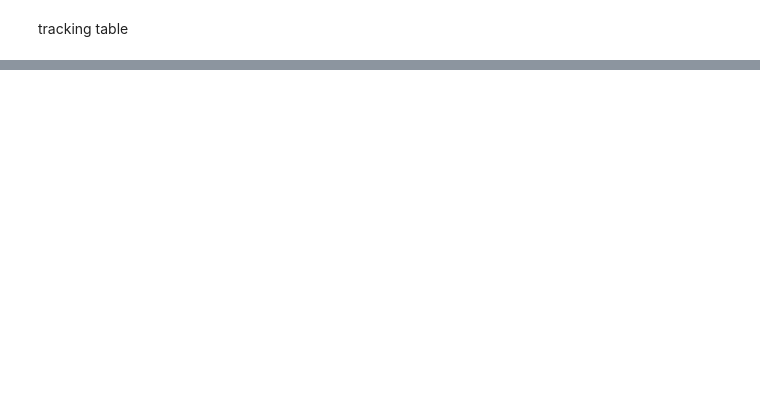
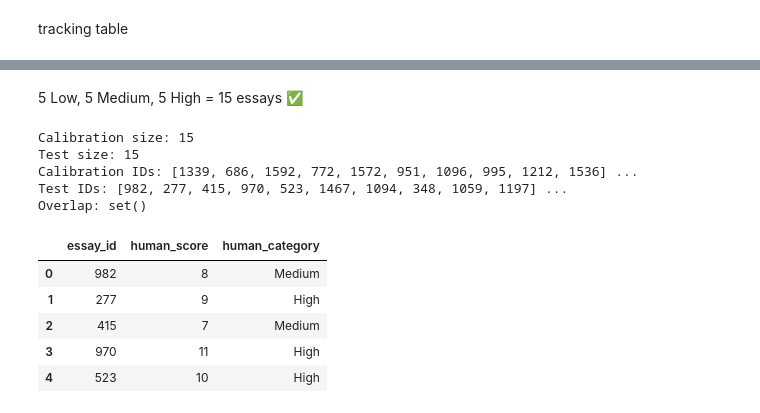
Before and after one commit to MalakSalehh/Thesis-datasets, a Jupyter notebook: ASAP.ipynb, the cells around one changed output, grey strips where cells are left out. Cells and saved outputs as stored; diff of their text form; code cells hidden in the pictures; blank space fills up the shorter version.

```diff
--- a/ASAP.ipynb
+++ b/ASAP.ipynb
@@ -984,0 +774,28 @@ Reasoning: <your explanation>
+# %% [markdown]
+5 Low, 5 Medium, 5 High = 15 essays ✅
+# %%
+# Recreate calibration with larger size
+cal_low = set1[set1["score_category"] == "Low"].sample(5, random_state=42)
+cal_med = set1[set1["score_category"] == "Medium"].sample(5, random_state=42)
+cal_high = set1[set1["score_category"] == "High"].sample(5, random_state=42)
+
+calibration = pd.concat([cal_low, cal_med, cal_high]).sample(frac=1, random_state=42).copy()
+
+# Recreate test pool
+test_pool = set1[~set1["essay_id"].isin(calibration["essay_id"])].copy()
+
+# Pick test size
+n_test = 15   # start with 10 or 15 since you're doing Ollama manually
+test_df = test_pool.sample(n_test, random_state=42).reset_index(drop=True).copy()
+
+print("Calibration size:", len(calibration))
+print("Test size:", len(test_df))
+print("Calibration IDs:", calibration["essay_id"].tolist()[:10], "...")
+print("Test IDs:", test_df["essay_id"].tolist()[:10], "...")
+print("Overlap:", set(calibration["essay_id"]).intersection(set(test_df["essay_id"])))
+# %% [output]
+Calibration size: 15
+Test size: 15
+Calibration IDs: [1339, 686, 1592, 772, 1572, 951, 1096, 995, 1212, 1536] ...
+Test IDs: [982, 277, 415, 970, 523, 1467, 1094, 348, 1059, 1197] ...
+Overlap: set()
@@ -984,0 +957,50 @@ Reasoning: <your explanation>
+# %%
+def build_test_prompt(essay_id, essay_text):
+    return f"""
+Now evaluate the following essay.
+
+Essay ID: {essay_id}
+
+Essay:
+{essay_text}
+
+Instructions:
+1. Predict the final score between 2 and 12.
+2. Predict the category: Low, Medium, or High.
+3. Explain your reasoning briefly.
+4. Base your explanation only on details actually present in the essay.
+
+Return your answer exactly in this format:
+
+Essay ID: {essay_id}
+Final Score: <number>
+Category: <Low/Medium/High>
+Reasoning: <your explanation>
+"""
+
+tracking_df = test_df[["essay_id", "essay", "domain1_score", "score_category"]].copy()
+
+tracking_df = tracking_df.rename(columns={
+    "domain1_score": "human_score",
+    "score_category": "human_category"
+})
+
+tracking_df["prompt"] = tracking_df.apply(
+    lambda row: build_test_prompt(row["essay_id"], row["essay"]),
+    axis=1
+)
+
+tracking_df["ai_raw_response"] = ""
+tracking_df["ai_score"] = pd.NA
+tracking_df["ai_category"] = pd.NA
+tracking_df["score_diff"] = pd.NA
+tracking_df["abs_error"] = pd.NA
+
+tracking_df[["essay_id", "human_score", "human_category"]].head()
+# %% [output]
+|  | essay_id | human_score | human_category |
+| 0 | 982 | 8 | Medium |
+| 1 | 277 | 9 | High |
+| 2 | 415 | 7 | Medium |
+| 3 | 970 | 11 | High |
+| 4 | 523 | 10 | High |
```
Also changed, not shown: parts of 34 cells of this notebook.
